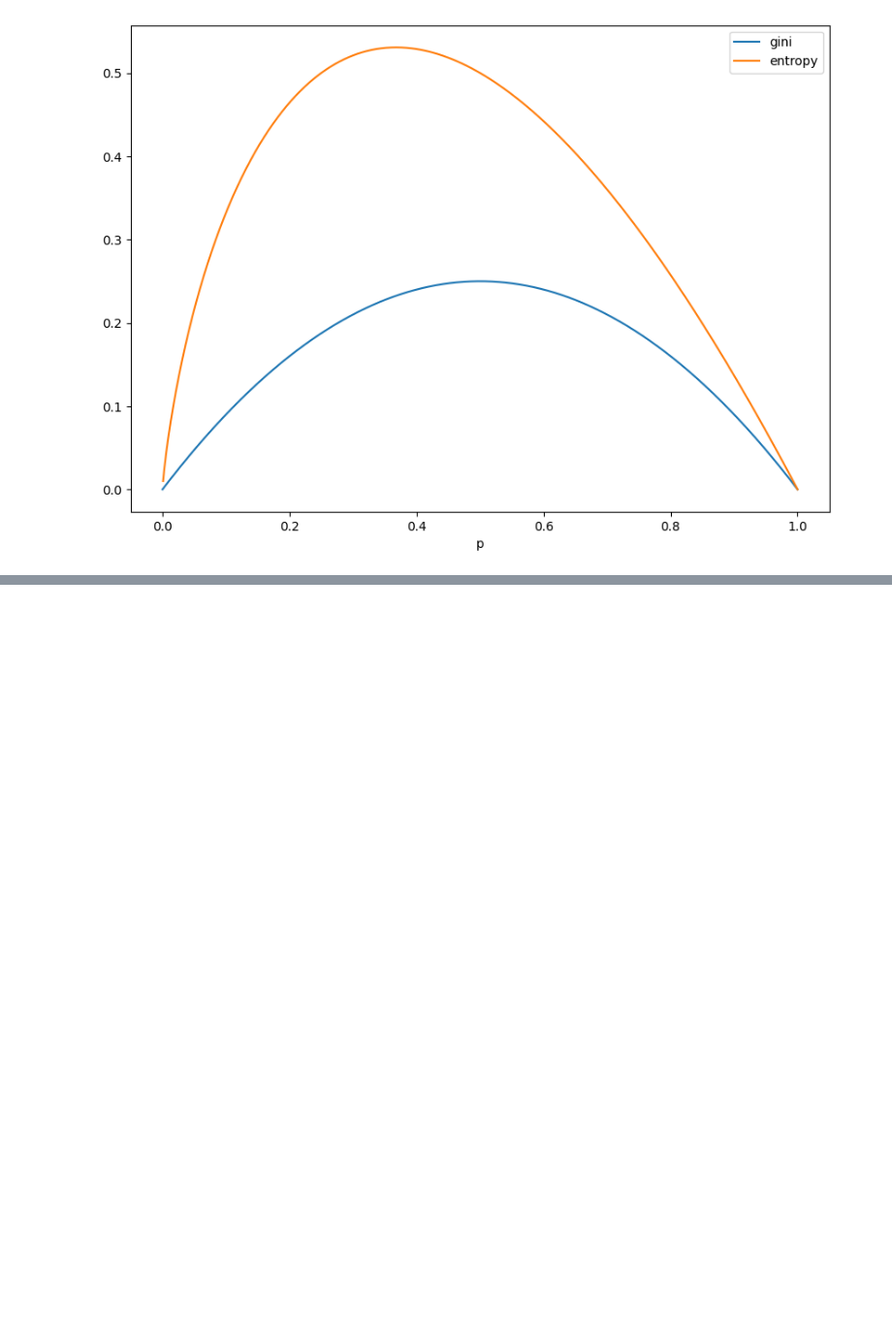
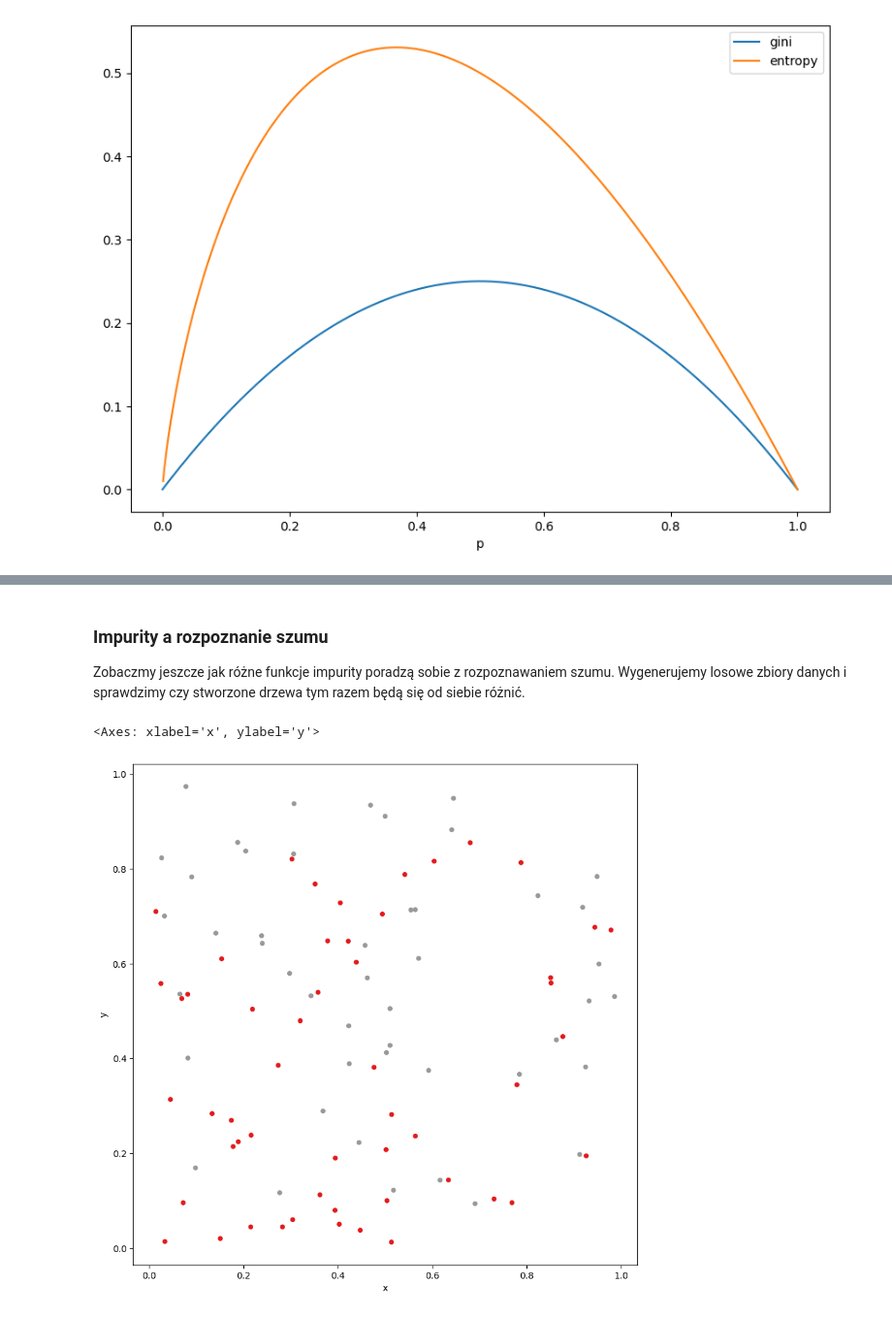
Before and after one commit to AverageGHenjoyer/drzewa-decyzyjne-i-lasy-losowe, a Jupyter notebook: rozdzial_2_drzewa_w_klasyfikacji/2_5_entropy.ipynb, the cells around one changed output, grey strips where cells are left out. Shown: that part at 97% size. Saved outputs shown, nothing was run; the diff lists cells and outputs as text; code cells hidden in the pictures; blank space fills up the shorter version.

```diff
--- a/rozdzial_2_drzewa_w_klasyfikacji/2_5_entropy.ipynb
+++ b/rozdzial_2_drzewa_w_klasyfikacji/2_5_entropy.ipynb
@@ -23,0 +66,16 @@ df.plot(x="p", figsize=(10, 7))
+# %% [markdown]
+### Impurity a rozpoznanie szumu
+Zobaczmy jeszcze jak różne funkcje impurity poradzą sobie z rozpoznawaniem szumu. Wygenerujemy losowe zbiory danych i sprawdzimy czy stworzone drzewa tym razem będą się od siebie różnić.
+# %%
+np.random.seed(974)
+
+xy_df = pd.DataFrame({
+    "x": np.random.random(size=100),
+    "y": np.random.random(size=100),
+    "class": np.random.choice([0,1], p=[.5, .5],
+                              size=100),
+})
+xy_df.plot.scatter(x="x", y="y", c="class", cmap="Set1", figsize=(10,10), colorbar=False)
+# %% [output]
+<Axes: xlabel='x', ylabel='y'>
+[figure, added]
```
Also changed, not shown: parts of 15 cells of this notebook.
